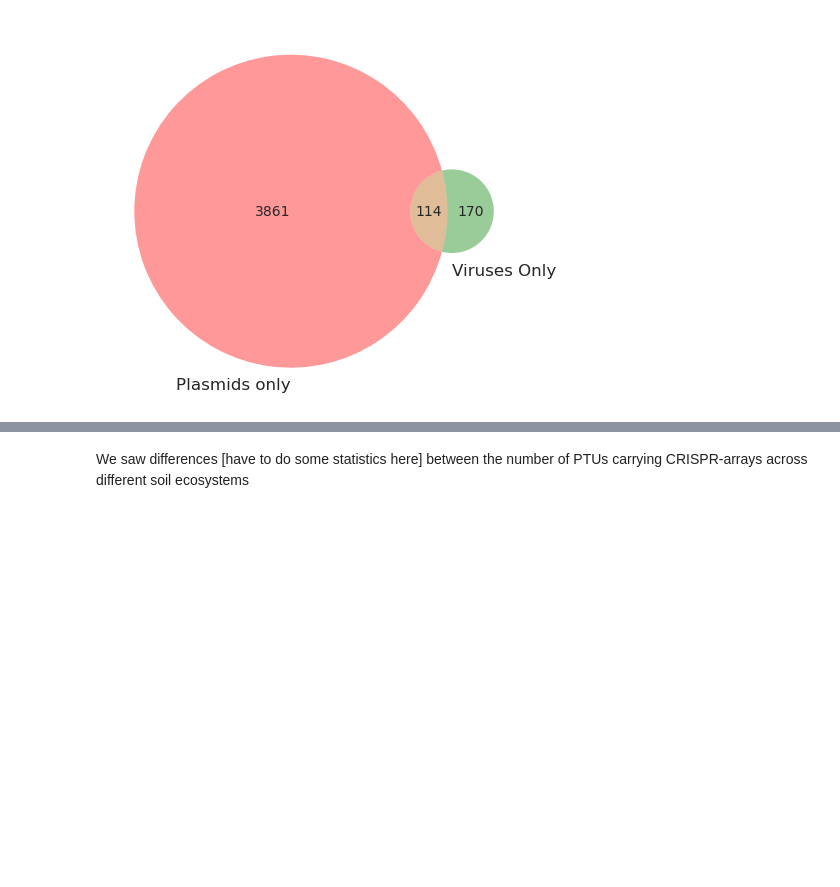
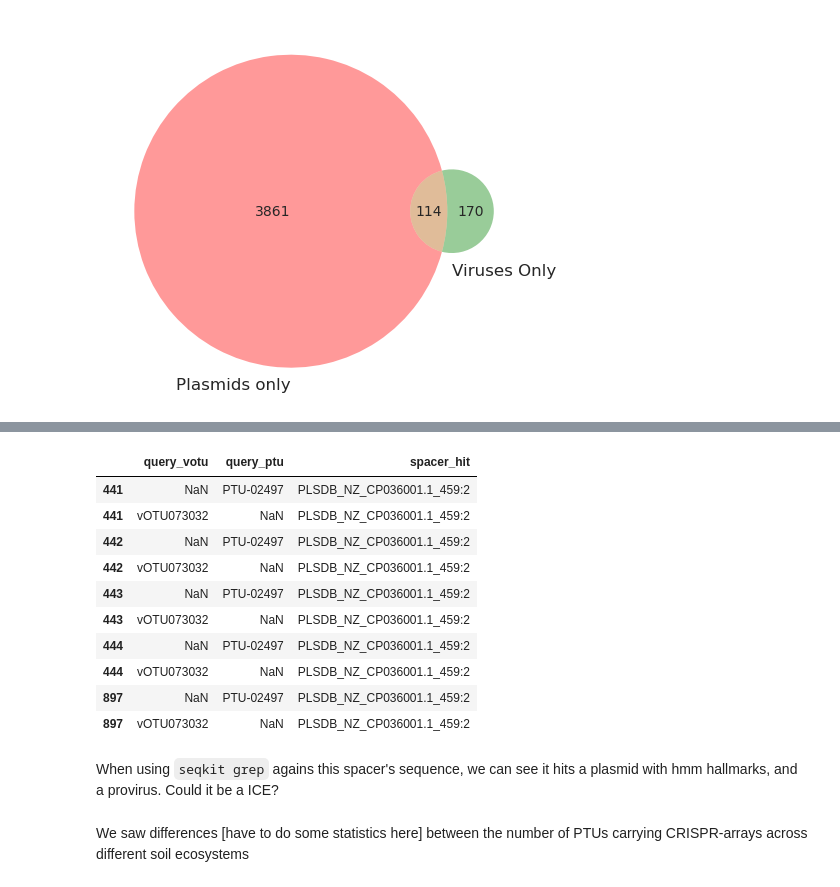
Before and after one commit to Matt-BF/GSPR, a Jupyter notebook: notebooks/meta_spacers.ipynb, the cells around one changed output, grey strips where cells are left out. Cells and saved outputs as stored; diff of their text form; code cells hidden in the pictures; blank space fills up the shorter version.

```diff
--- a/notebooks/meta_spacers.ipynb
+++ b/notebooks/meta_spacers.ipynb
@@ -746,3 +774,19 @@ fig.savefig("../figures/plasmid_spacers_hitting_venn.pdf", bbox_inches="tight")
+# %%
+test[test['spacer_hit']=='PLSDB_NZ_CP036001.1_459:2'][['query_votu', 'query_ptu', 'spacer_hit']]
+# %% [output]
+|  | query_votu | query_ptu | spacer_hit |
+| 441 | NaN | PTU-02497 | PLSDB_NZ_CP036001.1_459:2 |
+| 441 | vOTU073032 | NaN | PLSDB_NZ_CP036001.1_459:2 |
+| 442 | NaN | PTU-02497 | PLSDB_NZ_CP036001.1_459:2 |
+| 442 | vOTU073032 | NaN | PLSDB_NZ_CP036001.1_459:2 |
+| 443 | NaN | PTU-02497 | PLSDB_NZ_CP036001.1_459:2 |
+| 443 | vOTU073032 | NaN | PLSDB_NZ_CP036001.1_459:2 |
+| 444 | NaN | PTU-02497 | PLSDB_NZ_CP036001.1_459:2 |
+| 444 | vOTU073032 | NaN | PLSDB_NZ_CP036001.1_459:2 |
+| 897 | NaN | PTU-02497 | PLSDB_NZ_CP036001.1_459:2 |
+| 897 | vOTU073032 | NaN | PLSDB_NZ_CP036001.1_459:2 |
+# %% [markdown]
+When using `seqkit grep` agains this spacer's sequence, we can see it hits a plasmid with hmm hallmarks, and a provirus. Could it be a ICE?
 # %% [markdown]
 We saw differences [have to do some statistics here] between the number of PTUs carrying CRISPR-arrays across different soil ecosystems
 # %%
```
Also changed, not shown: parts of 3 cells of this notebook, 6 other files.
